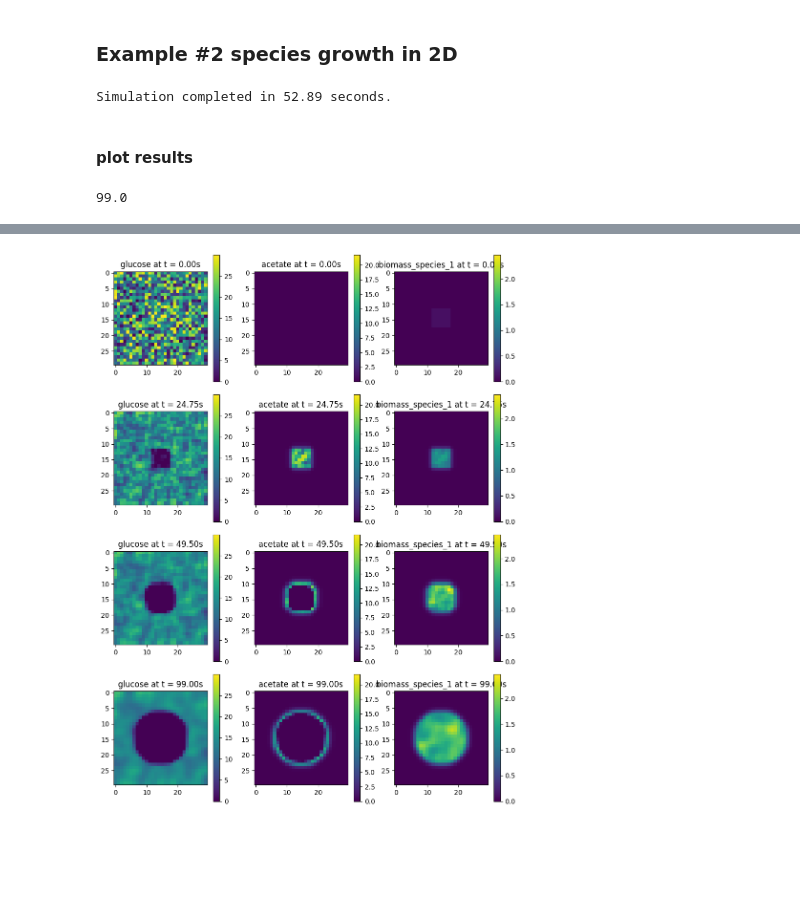
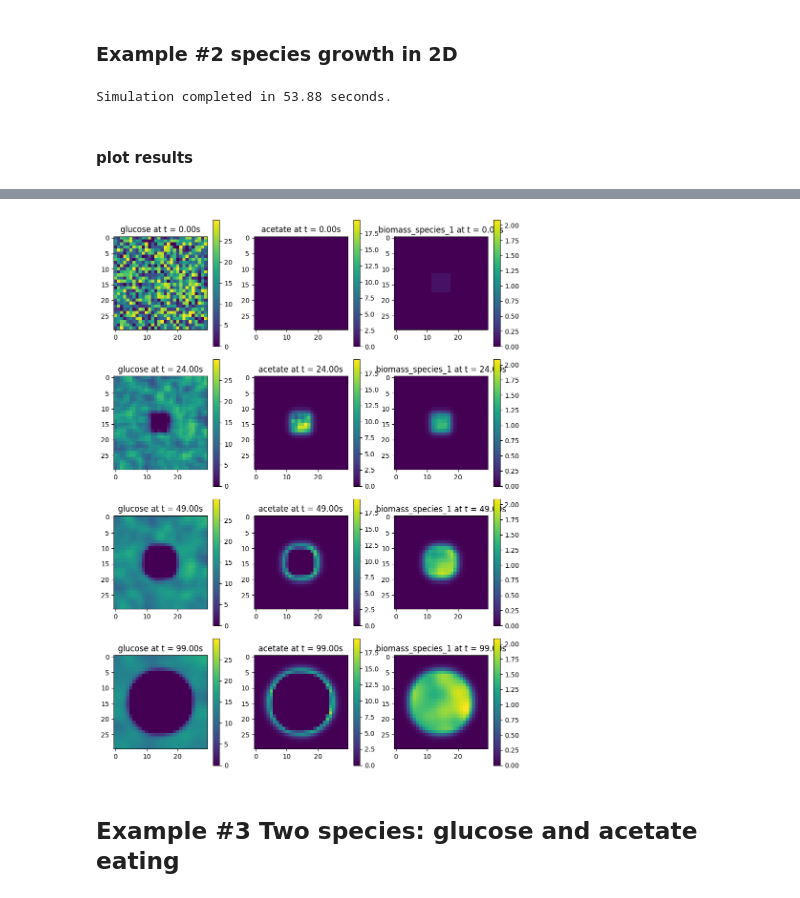
Before and after one commit to eagmon/notebook_tests, a Jupyter notebook: comets.ipynb, the cells around one changed output, grey strips where cells are left out. Saved outputs shown, nothing was run; the diff lists cells and outputs as text; code cells hidden in the pictures; blank space fills up the shorter version.

Commit message:
improving comets function API

```diff
--- a/comets.ipynb
+++ b/comets.ipynb
@@ -775,19 +769,19 @@ initial_states = {
 
 # Specify diffusion coefficients for glucose, acetate, and biomass_species_1
 # These values control the rate of spread for each component in the simulation
-diffusion_coeffs = [
-    0.01,  # Diffusion coefficient for glucose
-    0.01,  # Diffusion coefficient for acetate
-    0.01,   # Diffusion for biomass_species_1
-]
+diffusion_coeffs = {
+    'glucose': 0.01,            # Diffusion coefficient for glucose
+    'acetate': 0.01,            # Diffusion coefficient for acetate
+    'biomass_species_1': 0.01,   # No diffusion for biomass_species_1, assuming immobile cells
+}
 
 # Define advection (flow) fields for glucose, acetate, and biomass_species_1
 # Advection fields specify the direction and speed of flow for each component
-advection_fields = [
-    (0, 0),   # No advection for glucose
-    (0, 0),   # No advection for acetate
-    (0, 0)    # No advection for biomass_species_1
-]
+advection_fields = {
+    'glucose': (0, 0),             # No advection for glucose
+    'acetate': (0, 0),             # No advection for acetate
+    'biomass_species_1': (0, 0)    # No advection for biomass_species_1
+}
 
 # (Km, Vmax) for species 1
 kinetic_params_species_1 = {
@@ -826,11 +820,6 @@ comets_results2 = simulate_comets_diffuse(
     dt
 )
 # %% [output]
-Simulation completed in 52.89 seconds.
+Simulation completed in 53.88 seconds.
 # %% [markdown]
 #### plot results
-# %%
-len(solutions[0])
-total_time
-# %% [output]
-99.0
@@ -850,18 +830,13 @@ plot_species_distributions_to_gif(
 # %% [output]
 [interactive output not drawn]
 # %%
-total_time = comets_results2['time'][-1]
-dt = 1.0
-# Prepare the solutions format
-solutions = []
-titles = list(initial_states.keys())
-for title in titles:
-    solutions.append(comets_results2[title])
-
-plot_times=[0, total_time/4, total_time/2, total_time]
+n_times = len(comets_results2['time'])
+time_indices=[0, int(n_times/4), int(n_times/2), n_times-1]
+# plot_times=[0, total_time/4, total_time/2, total_time-1]
 plot_species_distributions(
-    solutions,
-    times=plot_times,
-    titles=list(initial_states.keys()))
+    comets_results2,
+    time_indices=time_indices)
 # %% [output]
-[figure, old version]
+[figure, new version]
+# %% [markdown]
+## Example #3 Two species: glucose and acetate eating
```
Also changed, not shown: parts of 16 cells of this notebook.
